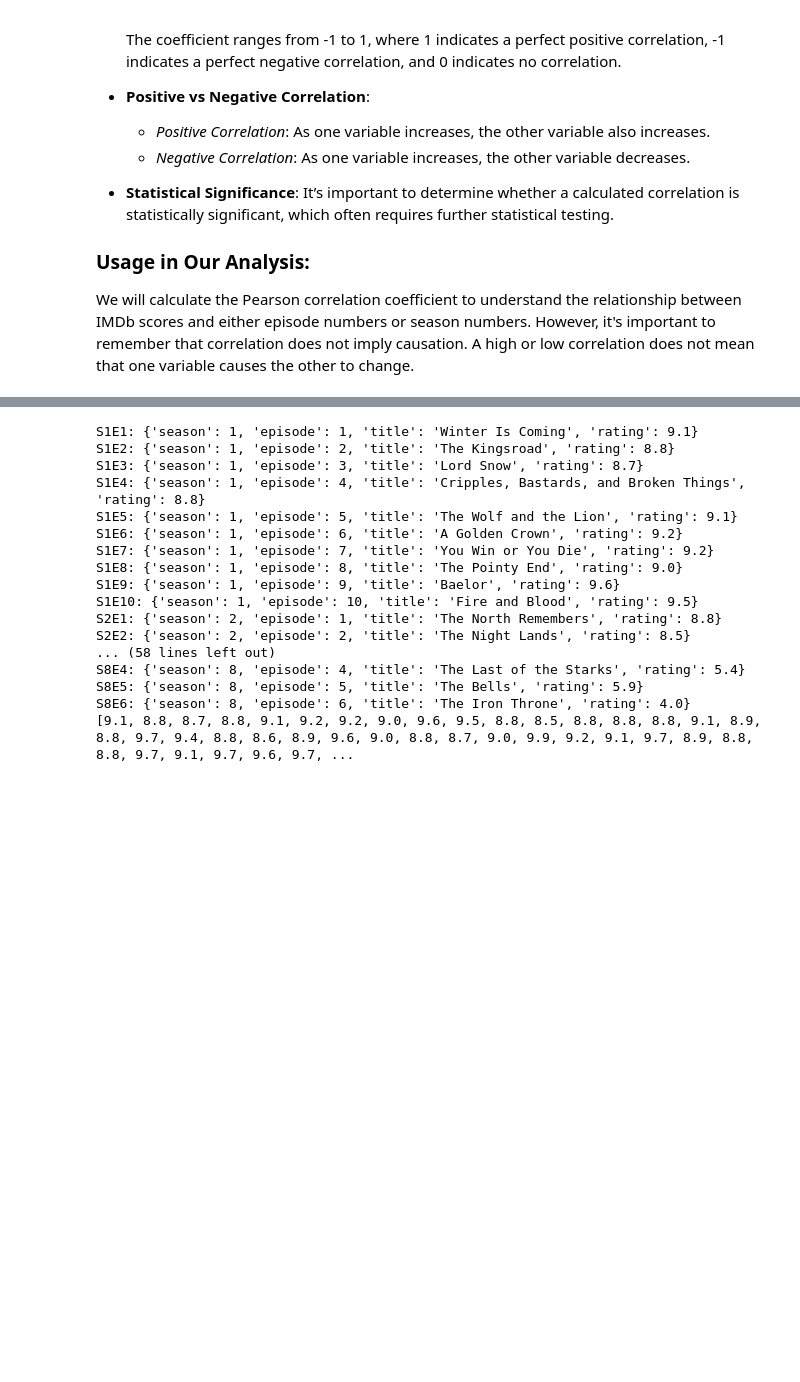
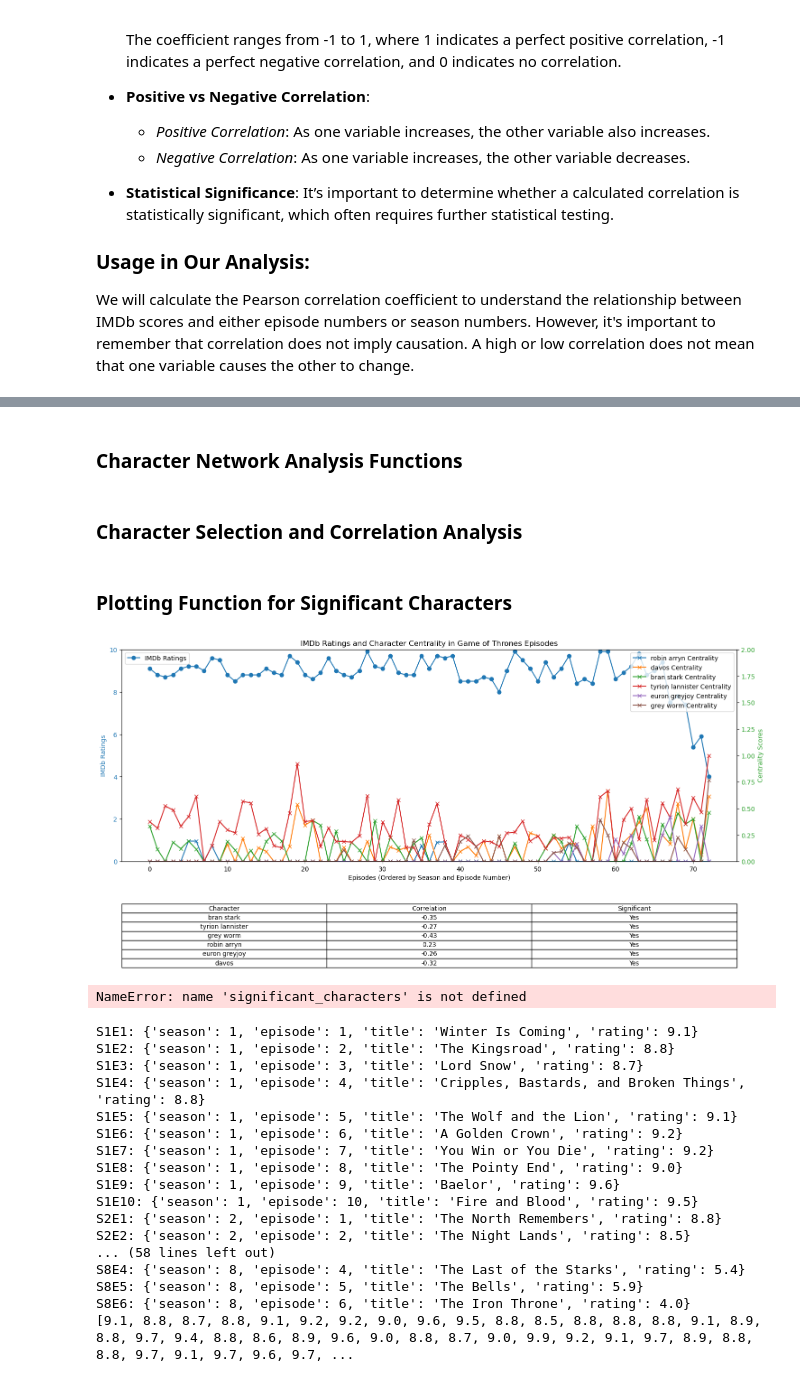
Before and after one commit to Agentroi/socialegraphs23, a Jupyter notebook: project/final/working_notebook.ipynb, the cells around one changed output, grey strips where cells are left out. Drawn from its saved outputs; the diff is of its cells as text; code cells hidden in the pictures; blank space fills up the shorter version.

```diff
--- a/project/final/working_notebook.ipynb
+++ b/project/final/working_notebook.ipynb
@@ -706,0 +735,10 @@ We will calculate the Pearson correlation coefficient to understand the relation
+# %%
+# Block 2: Data Loading
+
+# Load and parse IMDb data
+got_imdb_data = parse_got_csv('csv_files/got_imdb.csv')
+
+# Load Game of Thrones scripts data
+got_df = pd.read_csv('csv_files/Game_of_Thrones_Script.csv', delimiter=';')
+# %% [markdown]
+### Character Network Analysis Functions
@@ -706,0 +806,2 @@ We will calculate the Pearson correlation coefficient to understand the relation
+# %% [markdown]
+### Character Selection and Correlation Analysis
@@ -707,3 +831,68 @@ We will calculate the Pearson correlation coefficient to understand the relation
+# %% [markdown]
+### Plotting Function for Significant Characters
+# %%
+# Block 6: Revised Plotting with IMDb Score Line on Top
+
+def plot_significant_characters(character_correlations, all_character_centrality, imdb_scores):
+    min_episodes = len(imdb_scores) // 10
+    significant_characters = {char for char, (corr, sig) in character_correlations.items() if sig and sum(all_character_centrality.get(key, {}).get(char, 0) > 0 for key in all_character_centrality) >= min_episodes}
+
+    print(significant_characters)
+
+    ordered_imdb_scores = [imdb_scores[key] for key in sorted(imdb_scores)]
+    fig, ax1 = plt.subplots(figsize=(15, 7))
+
+    # Centrality scores on secondary y-axis
+    ax2 = ax1.twinx()
+    color = 'tab:green'
+    ax2.set_ylabel('Centrality Scores', color=color)
+    ax2.tick_params(axis='y', labelcolor=color)
+    ax2.set_ylim([0, 2])  # Setting centrality score range
+
+    for character in significant_characters:
+        centrality_scores = [all_character_centrality.get(key, {}).get(character, 0) for key in sorted(all_character_centrality)]
+        ax2.plot(centrality_scores, label=f'{character} Centrality', marker='x')
+
+    # IMDb scores on primary y-axis
+    color = 'tab:blue'
+    ax1.set_xlabel('Episodes (Ordered by Season and Episode Number)')
+    ax1.set_ylabel('IMDb Ratings', color=color)
+    ax1.plot(ordered_imdb_scores, color=color, marker='o', label='IMDb Ratings', zorder=5)
+    ax1.tick_params(axis='y', labelcolor=color)
+    ax1.set_ylim([0, 10])  # Setting IMDb score range
+
+    # Creating the table of significant characters and their correlations
+    table_data = [[char, f"{corr:.2f}", "Yes" if sig else "No"] for char, (corr, sig) in character_correlations.items() if char in significant_characters]
+    table = plt.table(cellText=table_data, colLabels=["Character", "Correlation", "Significant"], loc="bottom", cellLoc = "center", bbox=[0, -0.5, 1, 0.3])
+
+    fig.tight_layout()
+    ax1.legend(loc='upper left')
+    ax2.legend(loc='upper right')
+    plt.subplots_adjust(bottom=0.3)  # Adjust layout to make room for the table
+    plt.title('IMDb Ratings and Character Centrality in Game of Thrones Episodes')
+    plt.show()
+
+# Call the function to plot the data
+plot_significant_characters(filtered_character_correlations, all_character_centrality, imdb_scores)
+
+# Creating and displaying a separate table for significant characters and their correlations
+significant_characters_data = {
+    "Character": [],
+    "Correlation": [],
+    "Significant": []
+}
+
+for character, (corr, sig) in filtered_character_correlations.items():
+    if character in significant_characters:
+        significant_characters_data["Character"].append(character)
+        significant_characters_data["Correlation"].append(f"{corr:.2f}")
+        significant_characters_data["Significant"].append("Yes" if sig else "No")
+
+significant_characters_df = pd.DataFrame(significant_characters_data)
+print(significant_characters_df)
+# %% [output]
+[figure, added]
+NameError: name 'significant_characters' is not defined
 # %%
 import scipy.stats
 import csv
```
Also changed, not shown: parts of 8 cells of this notebook, 2 other files.
